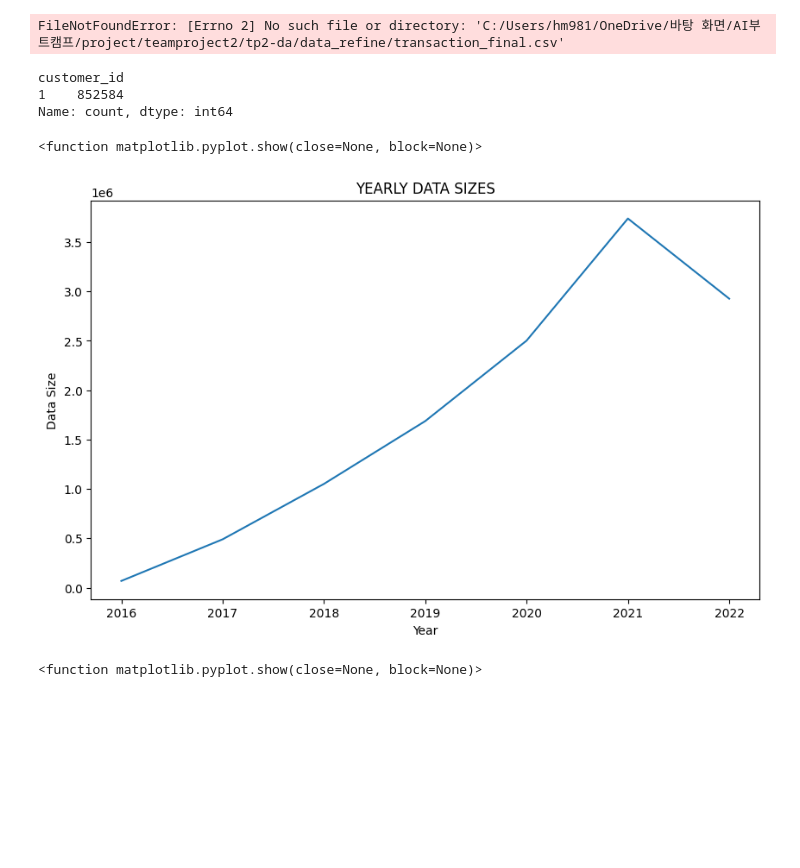
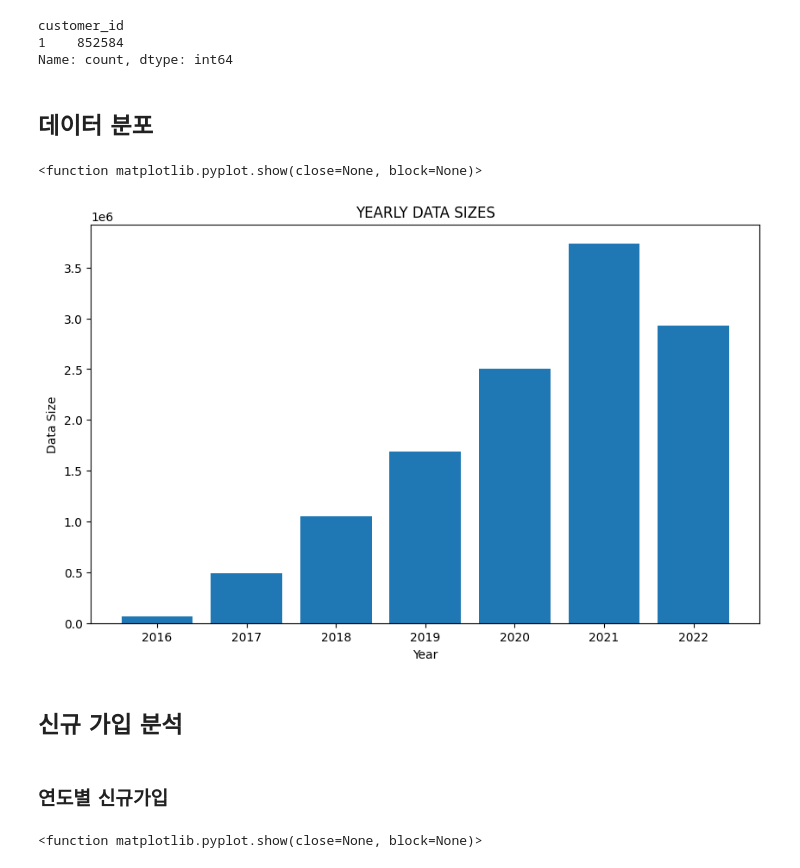
Before and after one commit to NARAEIM/tp2-da, a Jupyter notebook: test.ipynb, the cells around one changed output. Drawn from its saved outputs; the diff is of its cells as text; code cells hidden in the pictures; blank space fills up the shorter version.

```diff
--- a/test.ipynb
+++ b/test.ipynb
@@ -4,13 +39,11 @@ import datetime
 from datetime import datetime
 import matplotlib.pyplot as plt
 # %%
-click_stream = pd.read_csv('C:/Users/hm981/OneDrive/바탕 화면/AI부트캠프/project/teamproject2/tp2-da/data_refine/click_stream_final.csv')
+click_stream = pd.read_csv('C:/Users/hm981/OneDrive/바탕 화면/AI부트캠프/project/teamproject2/data_refine/click_stream_final.csv')
 # %%
-transaction = pd.read_csv('C:/Users/hm981/OneDrive/바탕 화면/AI부트캠프/project/teamproject2/tp2-da/data_refine/transaction_final.csv')
-product = pd.read_csv('C:/Users/hm981/OneDrive/바탕 화면/AI부트캠프/project/teamproject2/tp2-da/data_refine/product_final.csv')
-customer = pd.read_csv('C:/Users/hm981/OneDrive/바탕 화면/AI부트캠프/project/teamproject2/tp2-da/data_refine/customer_final.csv')
+transaction = pd.read_csv('C:/Users/hm981/OneDrive/바탕 화면/AI부트캠프/project/teamproject2/data_refine/transaction_final.csv')
+product = pd.read_csv('C:/Users/hm981/OneDrive/바탕 화면/AI부트캠프/project/teamproject2/data_refine/product_final.csv')
+customer = pd.read_csv('C:/Users/hm981/OneDrive/바탕 화면/AI부트캠프/project/teamproject2/data_refine/customer_final.csv')
-# %% [output]
-FileNotFoundError: [Errno 2] No such file or directory: 'C:/Users/hm981/OneDrive/바탕 화면/AI부트캠프/project/teamproject2/tp2-da/data_refine/transaction_final.csv'
 # %%
 #session_id 와 customer_id 가 1대1 인지 확인하는 코드
 customer_cnt = transaction.groupby('session_id')['customer_id'].nunique()
@@ -35 +66,3 @@ notnull_merge['event_time'] = pd.to_datetime(notnull_merge['event_time'])
+# %% [markdown]
+## 데이터 분포
 # %%
@@ -43,13 +79,19 @@ df_2022 = notnull_merge[notnull_merge['event_time'].dt.year == 2022]
 # %%
 data_count = pd.DataFrame([len(df_2016), len(df_2017), len(df_2018), len(df_2019), len(df_2020), len(df_2021), len(df_2022)])
 # %%
+#연도별 click_stream 데이터 분포
+
 plt.figure(figsize=(10, 6))
-plt.plot([2016, 2017, 2018, 2019, 2020, 2021, 2022], data_count)
+plt.bar([2016, 2017, 2018, 2019, 2020, 2021, 2022], data_count[0])
 plt.xlabel('Year')
 plt.ylabel('Data Size')
 plt.title(f'YEARLY DATA SIZES')
 plt.show
 # %% [output]
 <function matplotlib.pyplot.show(close=None, block=None)>
-[figure, old version]
+[figure, new version]
+# %% [markdown]
+## 신규 가입 분석
+# %% [markdown]
+### 연도별 신규가입
 # %%
```
Also changed, not shown: parts of 26 cells of this notebook.
